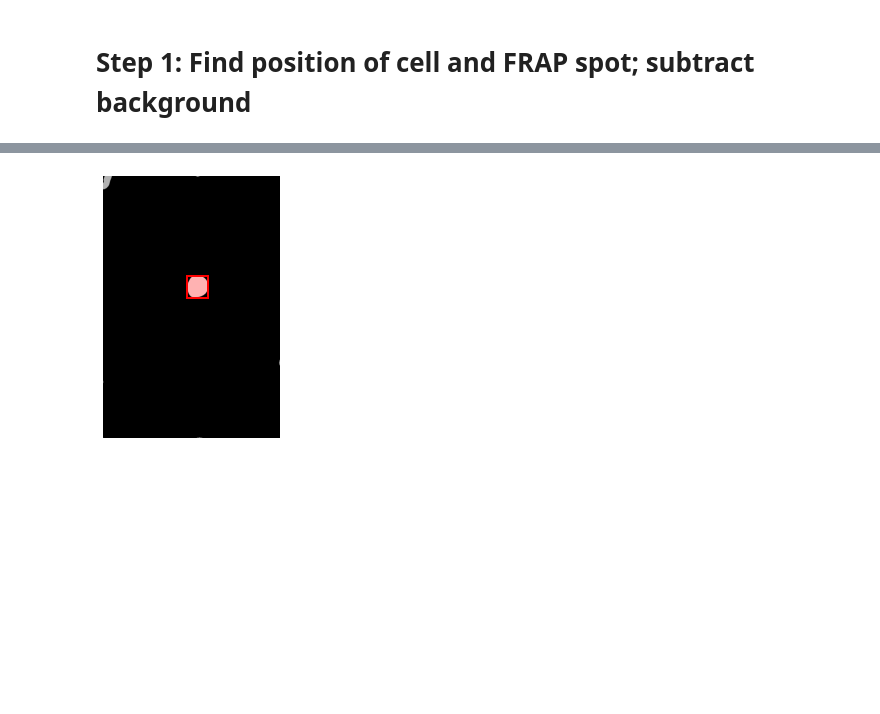
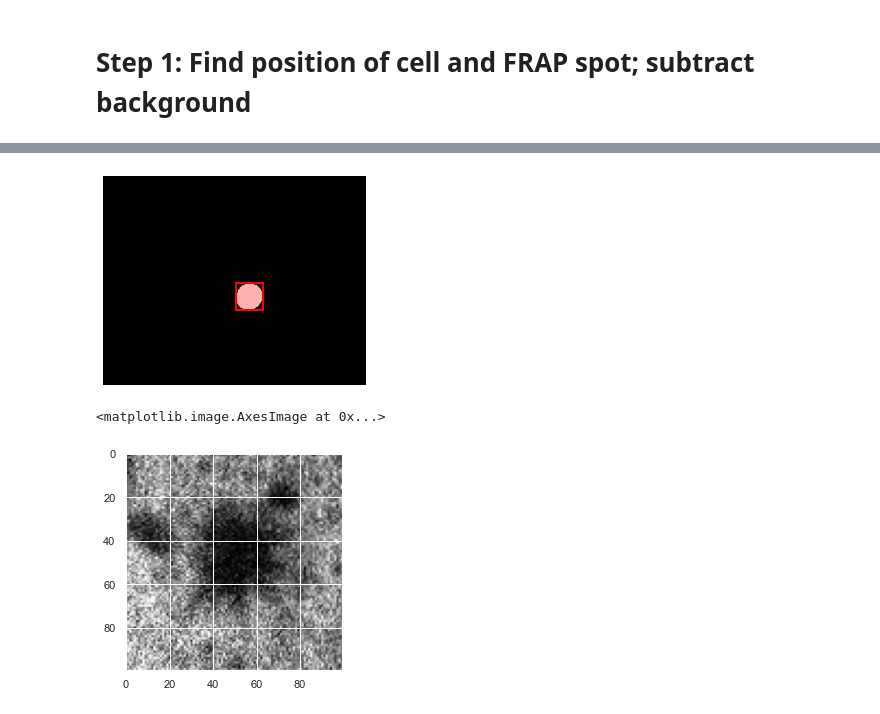
Before and after one commit to Colorado-State-University-Stasevich-Lab/frap_analysis, a Jupyter notebook: Spot_FRAP_Analyzer.ipynb, the cells around one changed output, grey strips where cells are left out. Saved outputs shown, nothing was run; the diff lists cells and outputs as text; code cells hidden in the pictures; blank space fills up the shorter version.

```diff
--- a/Spot_FRAP_Analyzer.ipynb
+++ b/Spot_FRAP_Analyzer.ipynb
@@ -142,7 +150,8 @@ ax.imshow(image_label_overlay)
 
 for region in regionprops(label_image):
     # take regions with large enough areas
-    if region.area >= 100:
+    #Regionprops, check circularity DO THIS HUNTER
+    if region.area >= 300:
         # draw rectangle around segmented coins
         minr, minc, maxr, maxc = region.bbox
         rect = mpatches.Rectangle((minc, minr), maxc - minc, maxr - minr,
@@ -153,7 +162,14 @@ ax.set_axis_off()
 plt.tight_layout()
 plt.show()
 # %% [output]
-[figure, old version]
+[figure, new version]
+# %%
+center = np.array(region.centroid).astype('int16')
+# %%
+plt.imshow(vid[frap_frame_num, center[0]-50:center[0]+50, center[1]-50:center[1]+50], cmap = 'gray')
+# %% [output]
+<matplotlib.image.AxesImage at 0x...>
+[figure, added]
 # %%
 [region.bbox for region in regionprops(label_image)]
 # %% [output]
```
Also changed, not shown: parts of 15 cells of this notebook.
